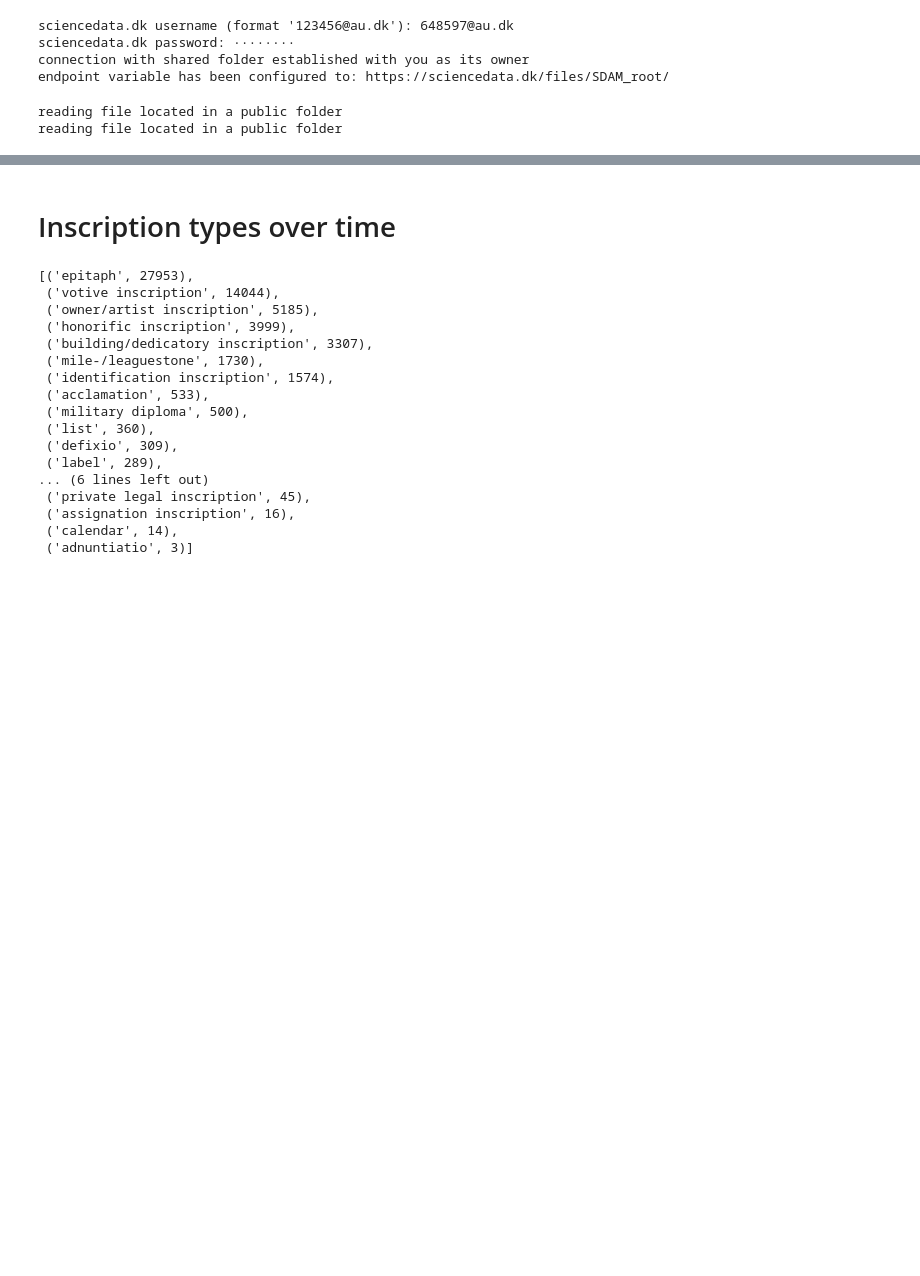
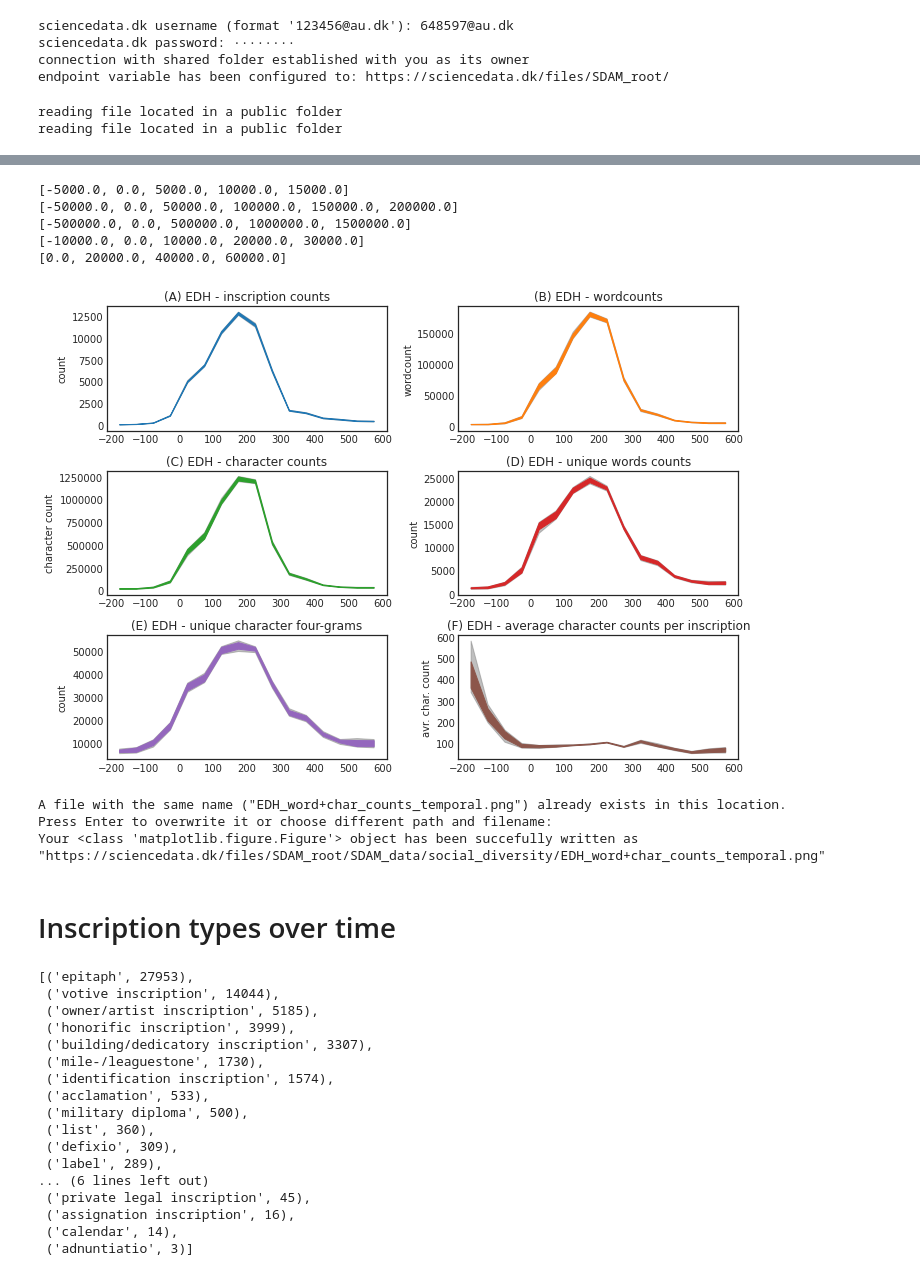
Before and after one commit to sdam-au/LI_ETL, a Jupyter notebook: scripts/1_5_py_WORDS&OCCUPS&ORGS_TEMPORAL.ipynb, the cells around one changed output, grey strips where cells are left out. Drawn from its saved outputs; the diff is of its cells as text; code cells hidden in the pictures; blank space fills up the shorter version.

```diff
--- a/scripts/1_5_py_WORDS&OCCUPS&ORGS_TEMPORAL.ipynb
+++ b/scripts/1_5_py_WORDS&OCCUPS&ORGS_TEMPORAL.ipynb
@@ -73,3 +173,34 @@ Wall time: 28 s
+# %%
+plt.style.use("seaborn-white")
+
+mpl.rcParams["axes.formatter.limits"] = [-5, 10]
+
+fig, axs  = plt.subplots(3, 2, figsize=(10, 7), tight_layout=True)
+
+for sim_data, ax, color in zip(sim_data_list, axs.ravel(), tab_colors_list[:len(sim_data_list)]):
+    plot_timeblocks_data(sim_data[0], ax, color)
+    ax.set_title(sim_data[1])
+    ax.set_ylabel(sim_data[2])
+    if max([el[1] for el in sim_data[0][0]]) > 5000:
+        ticks = list(ax.get_yticks())
+        print(ticks)
+        ticks_K = [str(int(int(tick) / 1000)) + "K" if tick != 0 else tick for tick in ticks]
+        #ax.set_yticklabels(ticks_K)
+# to hide an axis:
+#axs[3,1].set_axis_off()
+# %% [output]
+[-5000.0, 0.0, 5000.0, 10000.0, 15000.0]
+[-50000.0, 0.0, 50000.0, 100000.0, 150000.0, 200000.0]
+[-500000.0, 0.0, 500000.0, 1000000.0, 1500000.0]
+[-10000.0, 0.0, 10000.0, 20000.0, 30000.0]
+[0.0, 20000.0, 40000.0, 60000.0]
+[figure, added]
+# %%
+sddk.write_file("SDAM_data/social_diversity/EDH_word+char_counts_temporal.png", fig, conf)
+# %% [output]
+A file with the same name ("EDH_word+char_counts_temporal.png") already exists in this location.
+Press Enter to overwrite it or choose different path and filename:
+Your <class 'matplotlib.figure.Figure'> object has been succefully written as "https://sciencedata.dk/files/SDAM_root/SDAM_data/social_diversity/EDH_word+char_counts_temporal.png"
 # %% [markdown]
 # Inscription types over time
 # %%
```
Also changed, not shown: parts of 44 cells of this notebook.
